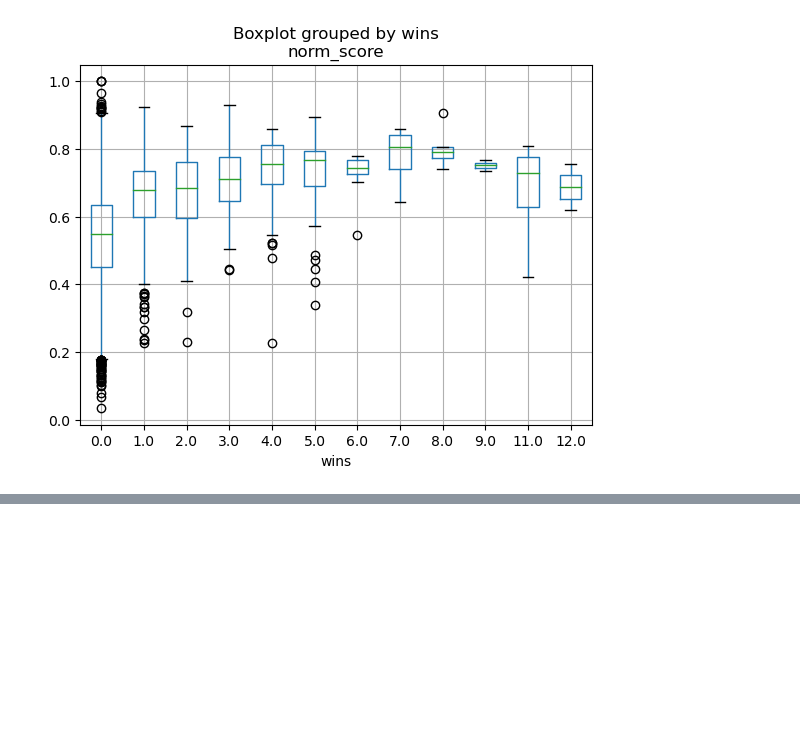
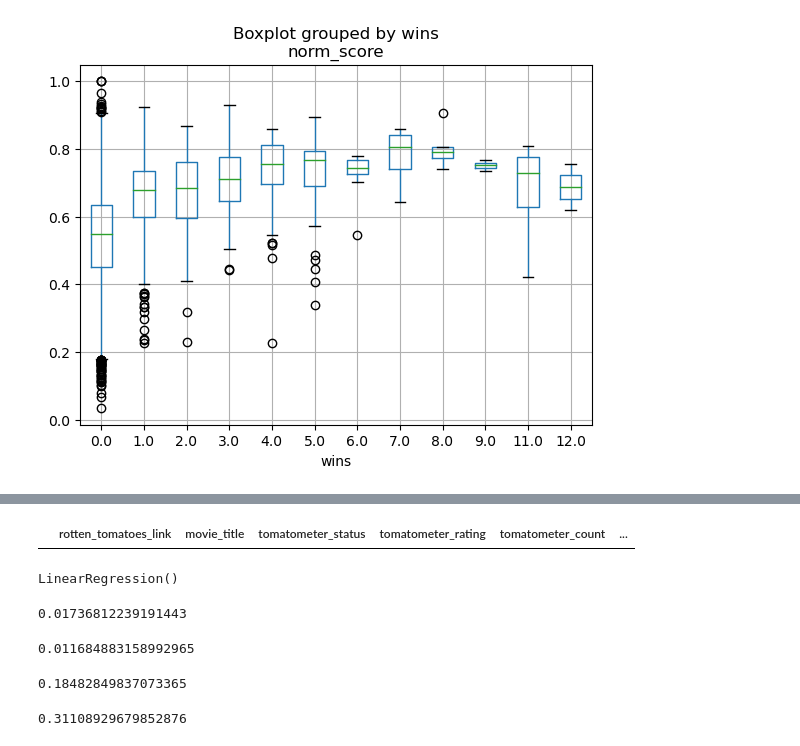
Before and after one commit to Jonathan-Alexander/DATA515-RottenTomatoesAnalysis, a Jupyter notebook: rotten_tomatoes/q2_modeling.ipynb, the cells around one changed output, grey strips where cells are left out. Cells and saved outputs as stored; diff of their text form; code cells hidden in the pictures; blank space fills up the shorter version.

```diff
--- a/rotten_tomatoes/q2_modeling.ipynb
+++ b/rotten_tomatoes/q2_modeling.ipynb
@@ -223,0 +221,16 @@ Name: wins, dtype: int64
+# %%
+# Remove superfluous columns and rows that are missing data
+regression_data = data.drop(
+    [
+        'movie_info',
+        'critics_consensus',
+        'content_rating',
+        'genres',
+        'directors',
+        'authors',
+        'actors',
+        'original_release_date',
+        'streaming_release_date',
+        'runtime',
+        'production_company'
+    ], axis=1).dropna()
@@ -223,0 +256,4 @@ Name: wins, dtype: int64
+# %%
+regression_data[regression_data.tomatometer_rating.isna()]
+# %% [output]
+|  | rotten_tomatoes_link | movie_title | tomatometer_status | tomatometer_rating | tomatometer_count | ... |
@@ -223,0 +264,13 @@ Name: wins, dtype: int64
+# %%
+lr = LinearRegression()
+lr.fit(X_train, y_train)
+# %% [output]
+LinearRegression()
+# %%
+lr.score(X_train, y_train)
+# %% [output]
+0.01736812239191443
+# %%
+lr.score(X_test, y_test)
+# %% [output]
+0.011684883158992965
@@ -223,0 +279,8 @@ Name: wins, dtype: int64
+# %%
+mean_absolute_error(y_pred, y_test)
+# %% [output]
+0.18482849837073365
+# %%
+mean_squared_error(y_pred, y_test)
+# %% [output]
+0.31108929679852876
```
Also changed, not shown: parts of 26 cells of this notebook.
